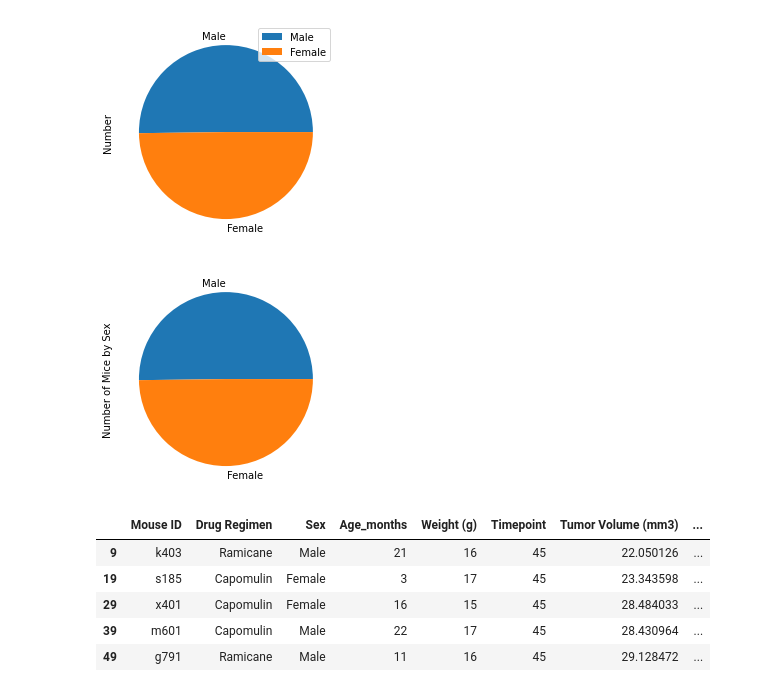
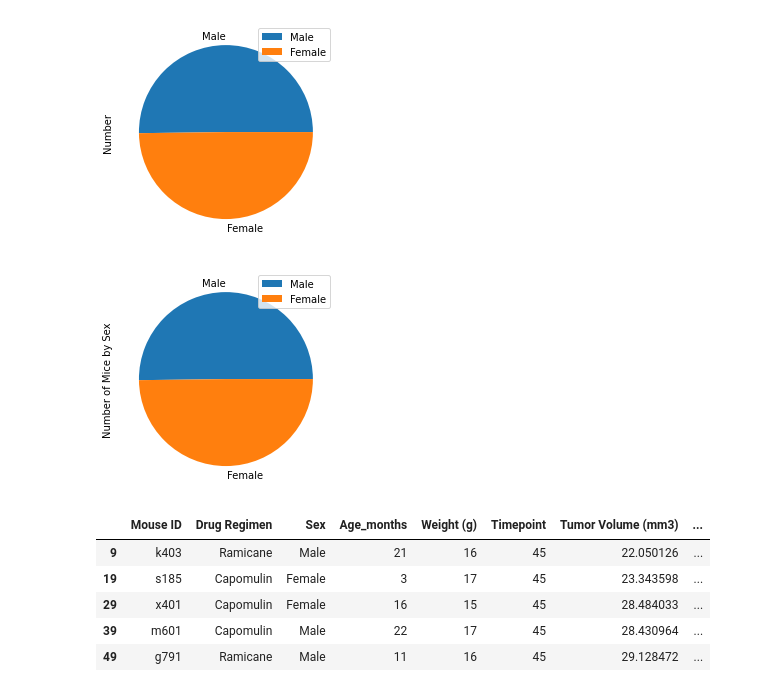
Before and after one commit to CaitlinBerryman/matplotlib-challenge, a Jupyter notebook: script.ipynb, the cells around one changed output. Drawn from its saved outputs; the diff is of its cells as text; code cells hidden in the pictures.

```diff
--- a/script.ipynb
+++ b/script.ipynb
@@ -131,10 +148,11 @@ sex_df.plot.pie(y="Number")
 # %%
 # pie graph using matplotlib
 plt.pie(sexnum, labels=sexes)
 plt.ylabel("Number of Mice by Sex")
+plt.legend(sexes)
 plt.show()
 # %% [output]
-[figure, old version]
+[figure, new version]
 # %%
 # Calculate the final tumor volume of each mouse across four of the most promising treatment regimens: Capomulin, Ramicane, Infubinol, and Ceftamin. Calculate the quartiles and IQR and quantitatively determine if there are any potential outliers across all four treatment regimens.
 finaltumour_df = trimmed_df.drop_duplicates(subset=["Mouse ID"], keep="last")
```
Also changed, not shown: parts of 8 cells of this notebook.
